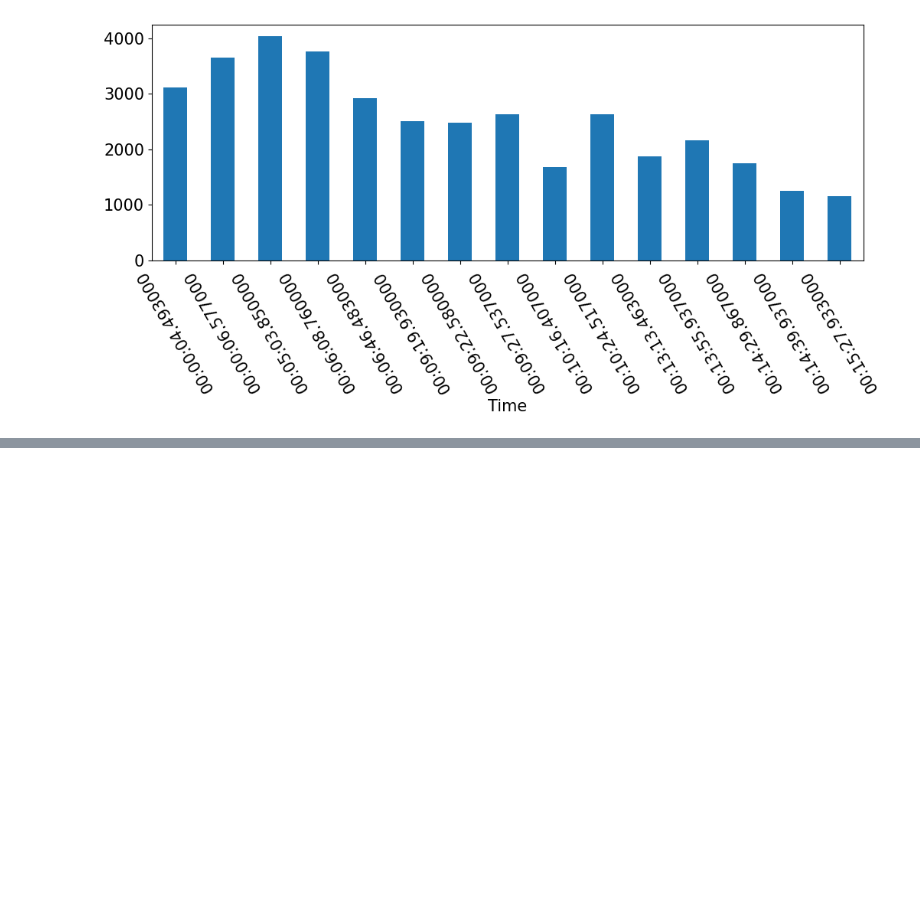
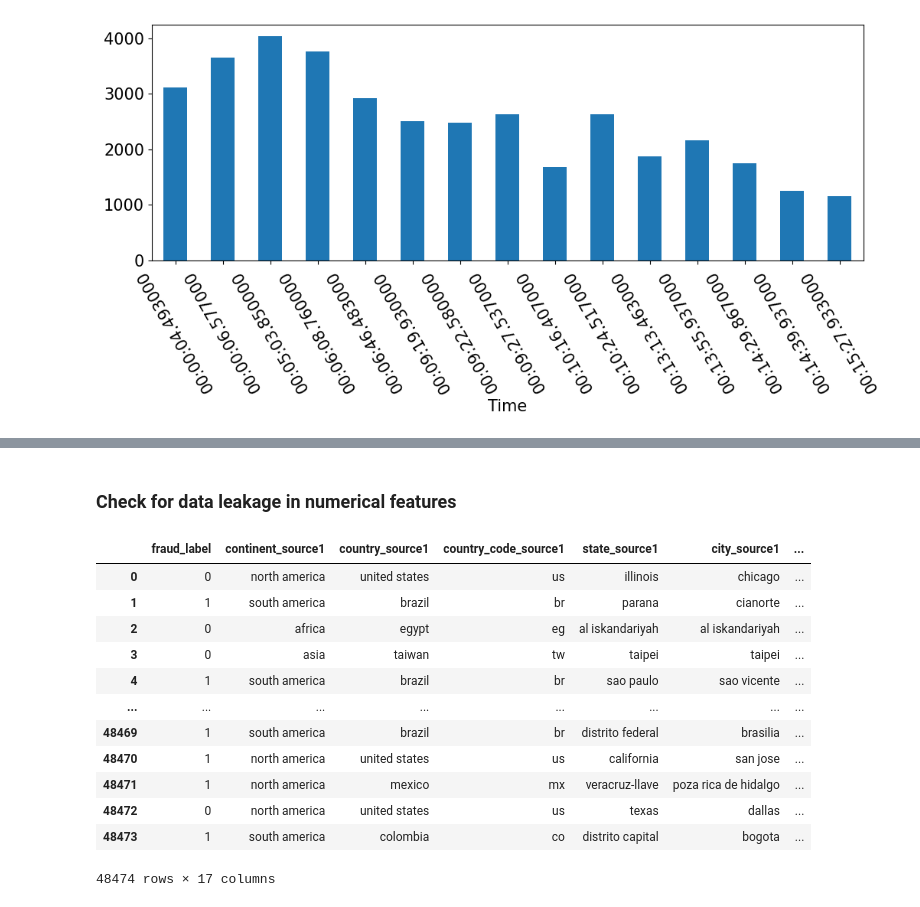
Before and after one commit to cgusti/EAD-fraud-detection, a Jupyter notebook: DS Take Home Project Practice.ipynb, the cells around one changed output, grey strips where cells are left out. Cells and saved outputs as stored; diff of their text form; code cells hidden in the pictures; blank space fills up the shorter version.

```diff
--- a/DS Take Home Project Practice.ipynb
+++ b/DS Take Home Project Practice.ipynb
@@ -302,3 +543,5 @@ Let's check if there is any data leakage in any of the two sources
 Data Leakage explanation and sources: https://jfrog.com/community/data-science/be-careful-from-data-leakage-2/#:~:text=Data%20leakage%20refers%20to%20a,would%20like%20to%20predict%20on.
 
 Why is data leakage bad?
+# %% [markdown]
+### Check for data leakage in numerical features
@@ -304,0 +555,16 @@ Why is data leakage bad?
+# %%
+src1_feat_distribution
+# %% [output]
+|  | fraud_label | continent_source1 | country_source1 | country_code_source1 | state_source1 | city_source1 | ... |
+| 0 | 0 | north america | united states | us | illinois | chicago | ... |
+| 1 | 1 | south america | brazil | br | parana | cianorte | ... |
+| 2 | 0 | africa | egypt | eg | al iskandariyah | al iskandariyah | ... |
+| 3 | 0 | asia | taiwan | tw | taipei | taipei | ... |
+| 4 | 1 | south america | brazil | br | sao paulo | sao vicente | ... |
+| ... | ... | ... | ... | ... | ... | ... | ... |
+| 48469 | 1 | south america | brazil | br | distrito federal | brasilia | ... |
+| 48470 | 1 | north america | united states | us | california | san jose | ... |
+| 48471 | 1 | north america | mexico | mx | veracruz-llave | poza rica de hidalgo | ... |
+| 48472 | 0 | north america | united states | us | texas | dallas | ... |
+| 48473 | 1 | south america | colombia | co | distrito capital | bogota | ... |
+48474 rows × 17 columns
```
Also changed, not shown: parts of 91 cells of this notebook.
